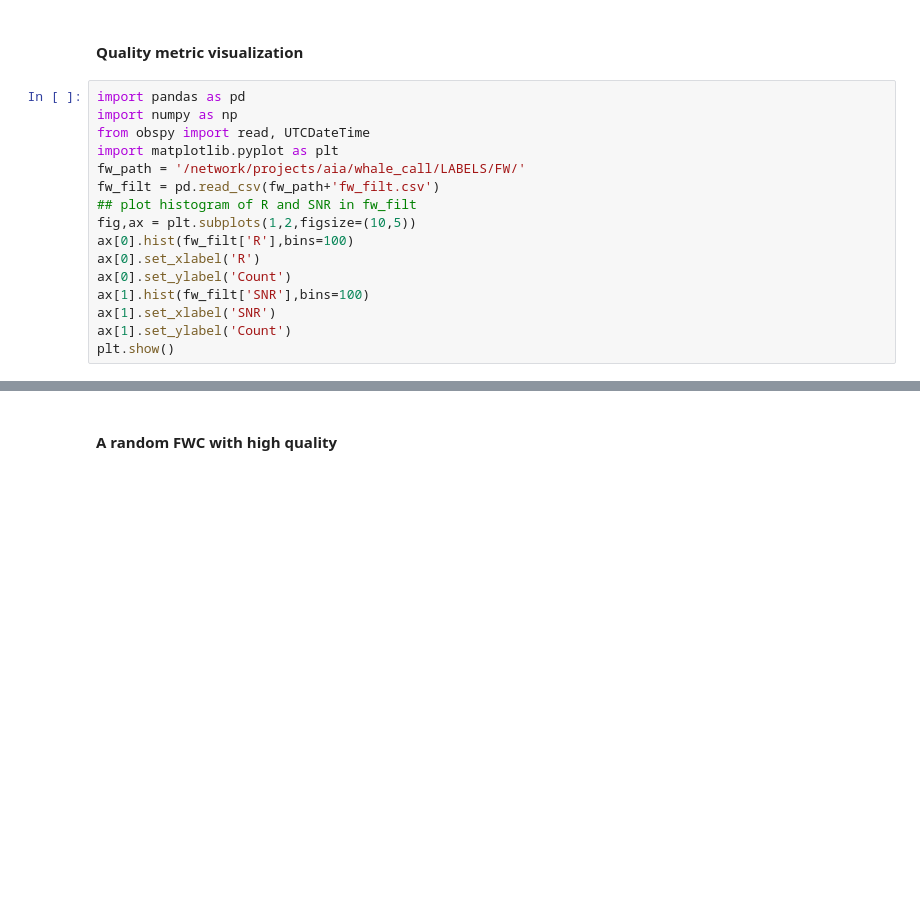
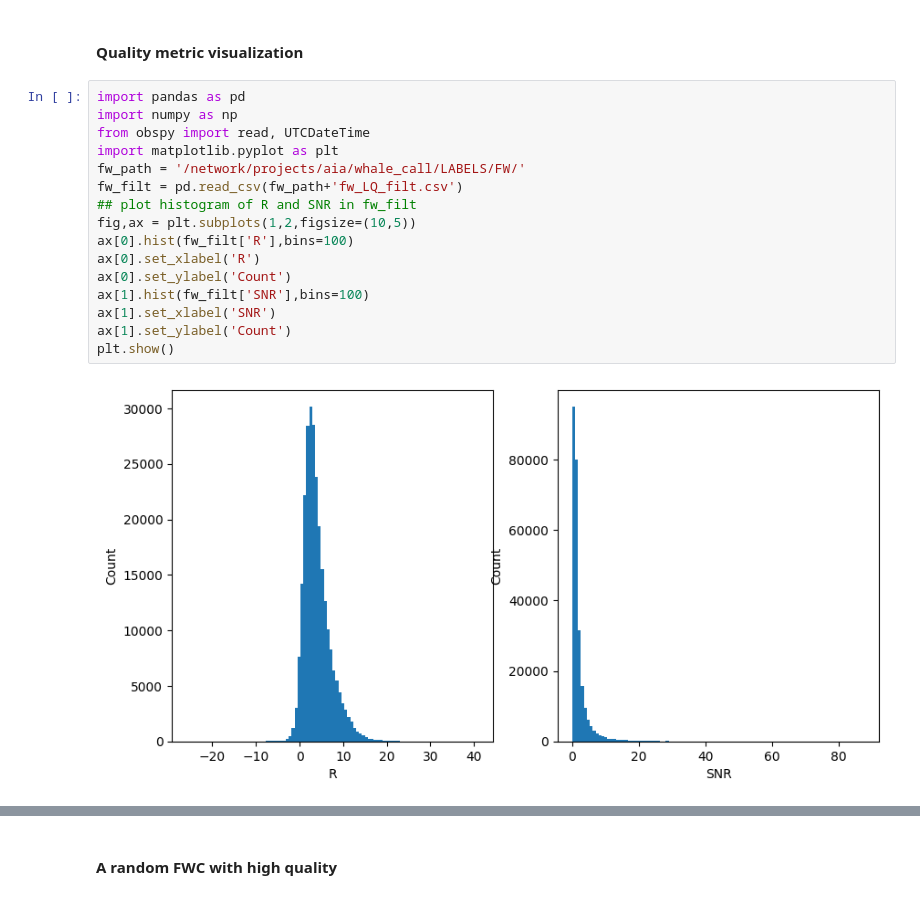
Before and after one commit to mila-aia/whale-call-detection, a Jupyter notebook: notebooks/visualize_call_samples.ipynb, the cells around one changed output, grey strips where cells are left out. Drawn from its saved outputs; the diff is of its cells as text; blank space fills up the shorter version.

```diff
--- a/notebooks/visualize_call_samples.ipynb
+++ b/notebooks/visualize_call_samples.ipynb
@@ -70,19 +76,21 @@ st_sliced.spectrogram();
 # %%
 import pandas as pd
 import numpy as np
 from obspy import read, UTCDateTime
 import matplotlib.pyplot as plt
 fw_path = '/network/projects/aia/whale_call/LABELS/FW/'
-fw_filt = pd.read_csv(fw_path+'fw_filt.csv')
+fw_filt = pd.read_csv(fw_path+'fw_LQ_filt.csv')
 ## plot histogram of R and SNR in fw_filt
 fig,ax = plt.subplots(1,2,figsize=(10,5))
 ax[0].hist(fw_filt['R'],bins=100)
 ax[0].set_xlabel('R')
 ax[0].set_ylabel('Count')
 ax[1].hist(fw_filt['SNR'],bins=100)
 ax[1].set_xlabel('SNR')
 ax[1].set_ylabel('Count')
 plt.show()
+# %% [output]
+[figure, added]
 # %%
 print(fw_filt['R'].quantile([0.1,0.25,0.5,0.75,0.9]))
 print(fw_filt['SNR'].quantile([0.1,0.25,0.5,0.75,0.9]))
```
Also changed, not shown: parts of 11 cells of this notebook, 3 other files.
